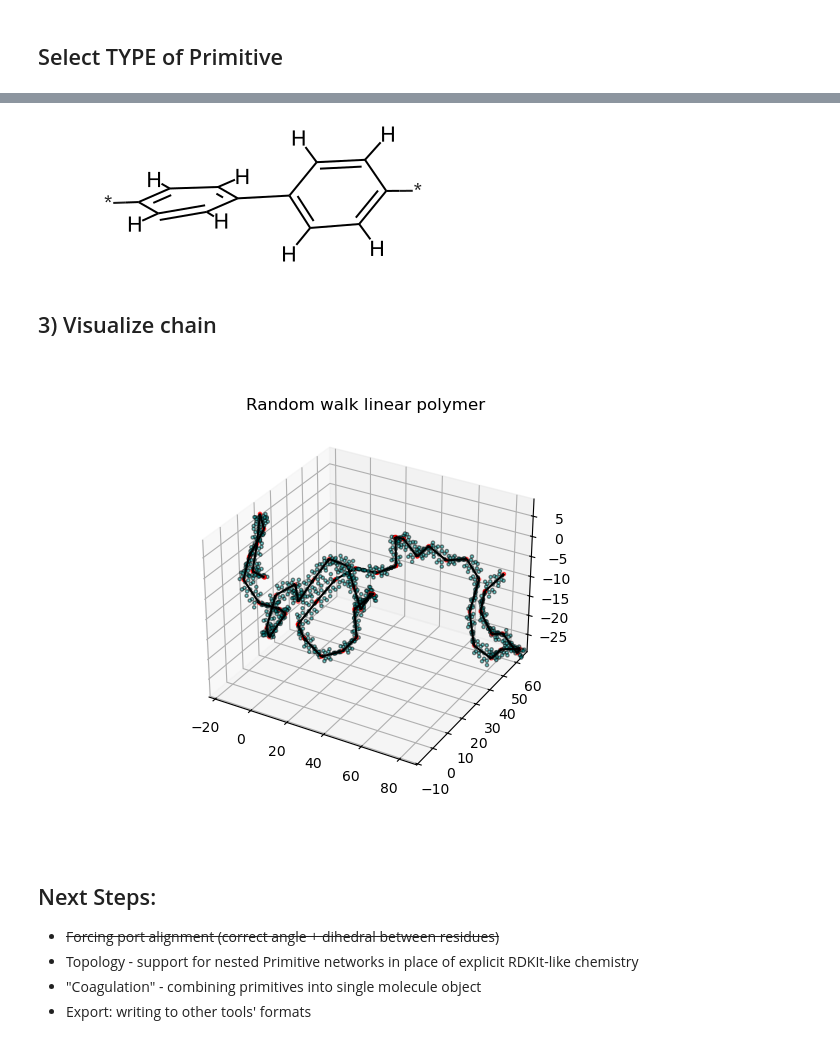
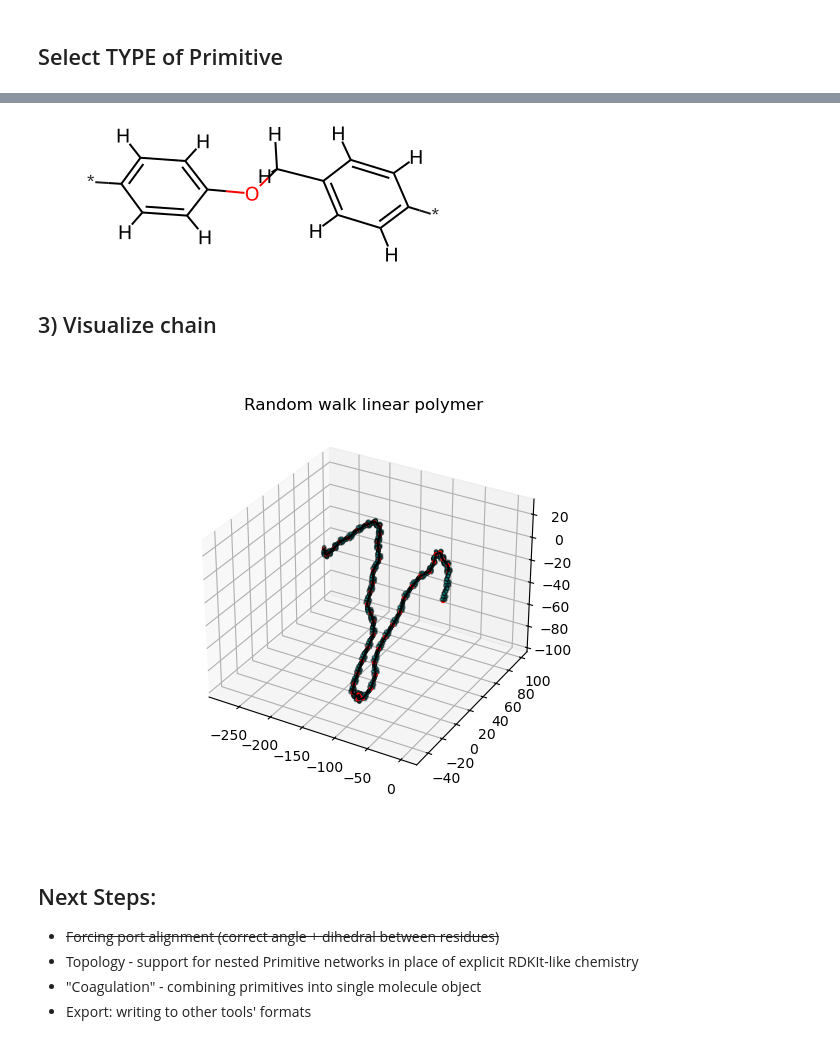
Before and after one commit to StephMcCallum/mupt-examples, a Jupyter notebook: mupt-builder-demo.ipynb, the cells around one changed output, grey strips where cells are left out. Saved outputs shown, nothing was run; the diff lists cells and outputs as text; code cells hidden in the pictures.

```diff
--- a/mupt-builder-demo.ipynb
+++ b/mupt-builder-demo.ipynb
@@ -38,8 +38,8 @@ def reference_primitive_atomistic(smiles : str) -> tuple[Primitive, float]:
 import numpy as np
 
 from mupt.geometry.shapes import Ellipsoid
+from mupt.mupr.primitives import Primitive
 from mupt.mupr.ports import Port
-from mupt.mupr.primitives import Primitive
 
 
 def reference_primitive_ellipsoidal(
@@ -50,21 +50,24 @@ def reference_primitive_ellipsoidal(
     prim_ref = Primitive(
         num_atoms=5,
         chemistry=None,
-        shape=Ellipsoid.from_axis_lengths_and_center(semimajor, semiminor, semiminor),
+        shape=Ellipsoid.from_components(semimajor, semiminor, semiminor),
+        # for now, settings Ports "straight forward and back" from poles; should choose some polar angle orientation to get more interesting linkages
         ports=(
             Port(
                 linker=0,
                 bridgehead=0,
                 linker_flavor=0,
-                linker_position=np.array([semimajor + bond_length/2, 0, 0]),
-                bridgehead_position=np.array([semimajor, 0, 0]),
+                linker_position=np.array([semimajor + bond_length/2, 0.0, 0.0]),
+                bridgehead_position=np.array([semimajor, 0.0, 0.0]),
+                orientator_position=np.array([semimajor, 1.0, 0.0]), # orientator parallel to z-axis makes XY-plane the dihedral plane
             ),
             Port(
                 linker=1,
                 bridgehead=1,
                 linker_flavor=1,
-                linker_position=np.array([-(semimajor + bond_length/2), 0, 0]),
-                bridgehead_position=np.array([-semimajor, 0, 0]),
+                linker_position=np.array([-(semimajor + bond_length/2), 0.0, 0.0]),
+                bridgehead_position=np.array([-semimajor, 0.0, 0.0]),
+                orientator_position=np.array([-(semimajor), 1.0, 0.0]), # orientator parallel to z-axis makes XY-plane the dihedral plane
             ),
         )
     )
@@ -87,7 +90,7 @@ prim_type = PrimitiveType.ALL_ATOM
 
 # initialize reference primitive according to preference
 if prim_type == PrimitiveType.ALL_ATOM:
-    prim_ref, step_size = reference_primitive_atomistic('c1cc(*)ccc1c2ccc(*)cc2')
+    prim_ref, step_size = reference_primitive_atomistic('c1cc(*)ccc1OCc2ccc(*)cc2')
 elif prim_type == PrimitiveType.COARSE_GRAIN:
     prim_ref, step_size = reference_primitive_ellipsoidal(semimajor=9.0, semiminor=4.0, bond_length=1.0)
 else:
@@ -98,2 +101,2 @@ else:
-[figure, old version]
+[figure, new version]
 # %%
@@ -140,6 +157,7 @@ for step_start, step_vector in zip(points[:-1], steps):
 # %%
 import matplotlib.pyplot as plt
 %matplotlib ipympl
+# %matplotlib notebook
 from mupt.geometry.shapes import Ellipsoid, PointCloud
 
 
@@ -150,14 +168,14 @@ fig.canvas.header_visible = False
 
 ax = fig.add_subplot(projection='3d')
 ax.autoscale(enable=True)
-ax.set_title('Random walk linear polymer')
+ax.set_title(f'Random walk linear polymer {"(aligned along ports)" if align_ports else ""}')
 
-limits = np.vstack([points.min(axis=0), points.max(axis=0)]).T
-for ax_sym, (ax_min, ax_max) in zip('xyz', limits):
-    getattr(ax, f'set_{ax_sym}lim')(ax_min, ax_max)
+# plot random walk steps (if needed)
+if not align_ports:
+    _ = ax.scatter(*points.T, color='r', marker='.')
+    _ = ax.quiver(*points[:-1].T, *steps.T, arrow_length_ratio=0.1, color='k')
 
-_ = ax.scatter(*points.T, color='r', marker='.')
-_ = ax.quiver(*points[:-1].T, *steps.T, arrow_length_ratio=0.1, color='k')
+# plot Primitives in chain
 for prim in prims:
     if isinstance(prim.shape, PointCloud):
         shape_points = prim.shape.positions
@@ -168,8 +186,9 @@ for prim in prims:
 
     for port in prim.ports:
         ax.plot(*np.vstack([port.linker_position, port.bridgehead_position]).T, 'r--')
+plt.show()
 # %% [output]
-[figure, old version]
+[figure, new version]
 # %% [markdown]
 ## Next Steps:
 * ~~Forcing port alignment (correct angle + dihedral between residues)~~
```
Also changed, not shown: parts of 2 cells of this notebook.
